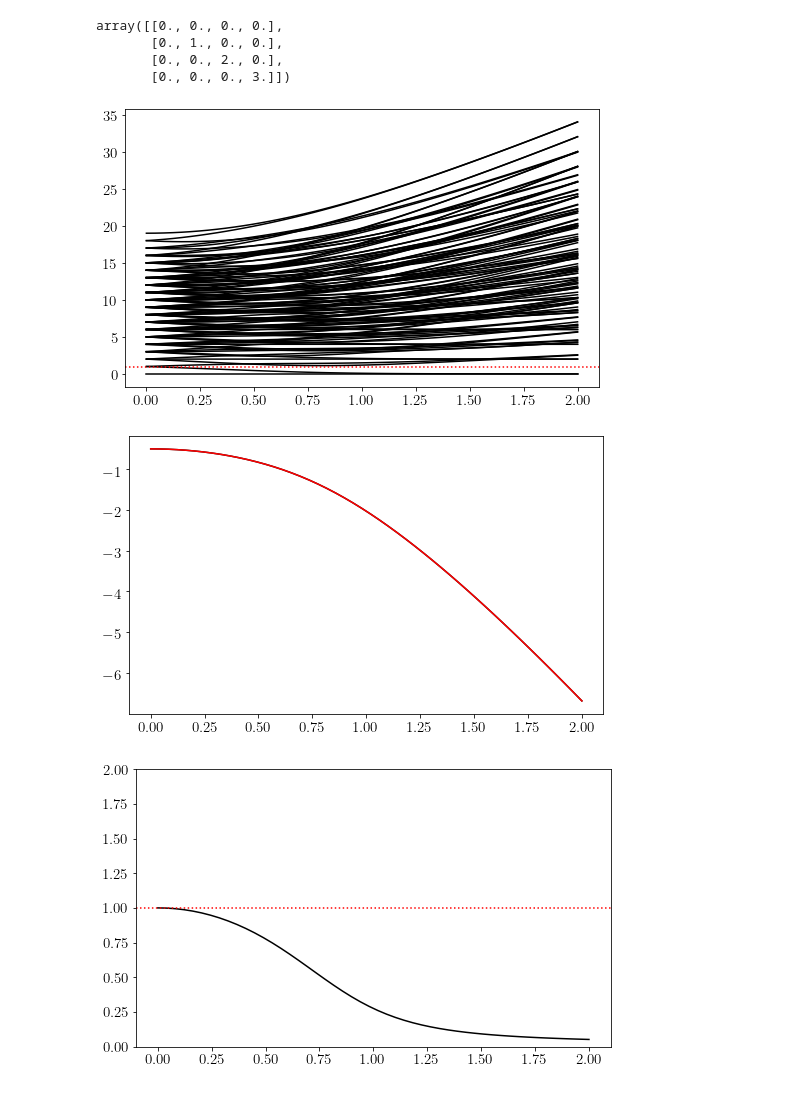
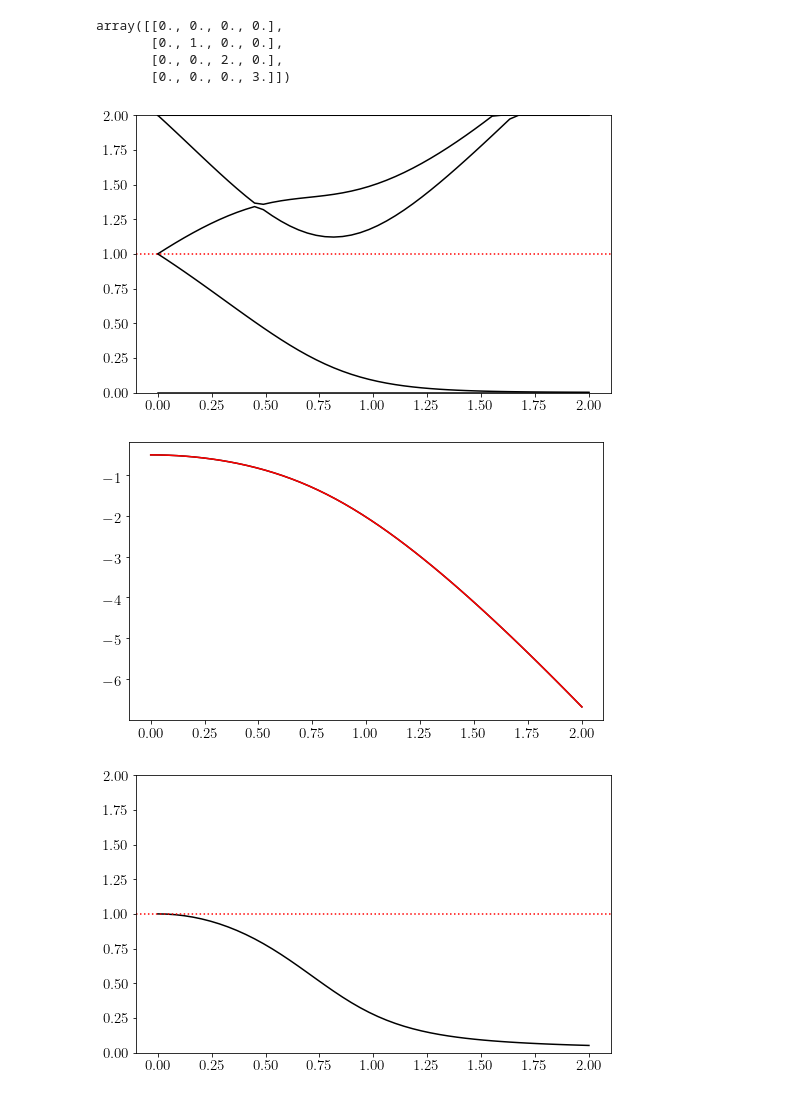
Before and after one commit to Jmalcrow/TFG, a Jupyter notebook: EXACT DIAGONALISATION.ipynb, the cells around one changed output. Drawn from its saved outputs; the diff is of its cells as text; code cells hidden in the pictures.

```diff
--- a/EXACT DIAGONALISATION.ipynb
+++ b/EXACT DIAGONALISATION.ipynb
@@ -110,24 +110,24 @@ for g in gs:
 # %%
 plt.plot(gs,Energies,c="k")
 plt.axhline(1,c="r",ls="dotted")
-#plt.ylim(0,2)
+plt.ylim(0,2)
 plt.show()
 
 plt.plot(gs,GS,c="k")
 plt.plot(gs,expectHs,c="r")
 plt.show()
 
 plt.plot(gs,sxs,c="k")
 plt.axhline(1,c="r",ls="dotted")
 plt.ylim(0,2)
 plt.show()
 
 plt.plot(gs,szs,c="k")
 plt.axhline(1,c="r",ls="dotted")
 plt.ylim(0,2)
 plt.show()
 # %% [output]
-[figure, old version]
+[figure, new version]
 [figure]
 [figure]
 [figure]
```
Also changed, not shown: 4 other files.
